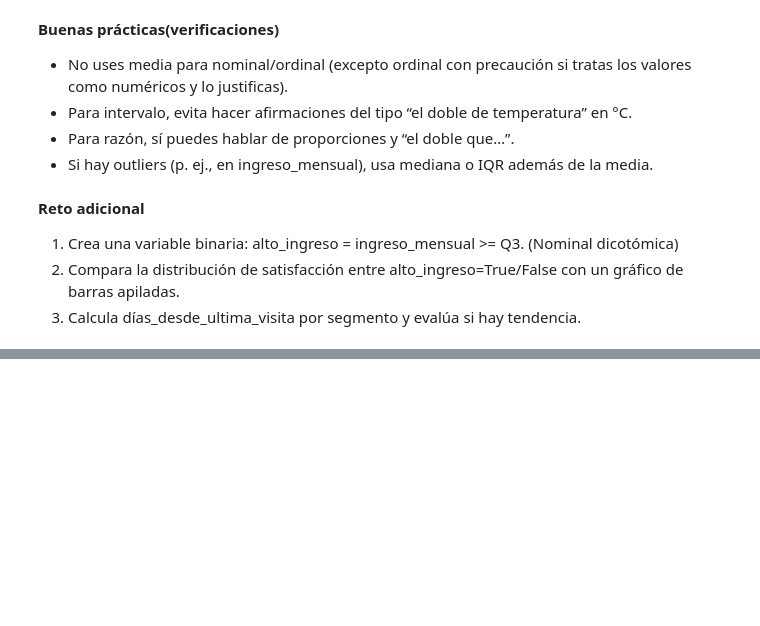
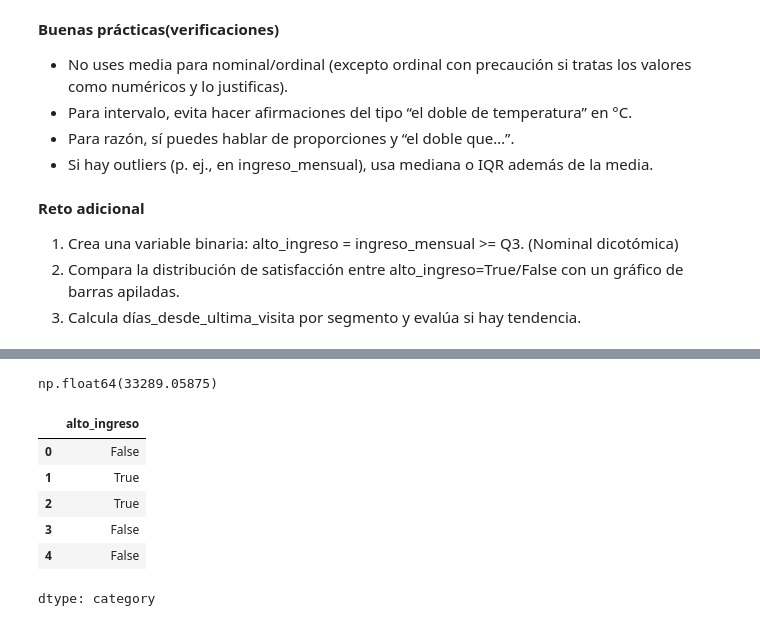
Before and after one commit to GrandManager153/Mineria_De_Datos, a Jupyter notebook: Mineria_Datos.ipynb, the cells around one changed output, grey strips where cells are left out. Saved outputs shown, nothing was run; the diff lists cells and outputs as text; code cells hidden in the pictures; blank space fills up the shorter version.

```diff
--- a/Mineria_Datos.ipynb
+++ b/Mineria_Datos.ipynb
@@ -1271,0 +1290,15 @@ np.float64(-0.040233892283196265)
+# %%
+Limite_sup = Q3 + 1.5 * IQR
+Limite_sup
+# %% [output]
+np.float64(33289.05875)
+# %%
+df["alto_ingreso"].head()
+# %% [output]
+|  | alto_ingreso |
+| 0 | False |
+| 1 | True |
+| 2 | True |
+| 3 | False |
+| 4 | False |
+dtype: category
```
Also changed, not shown: parts of 14 cells of this notebook.
